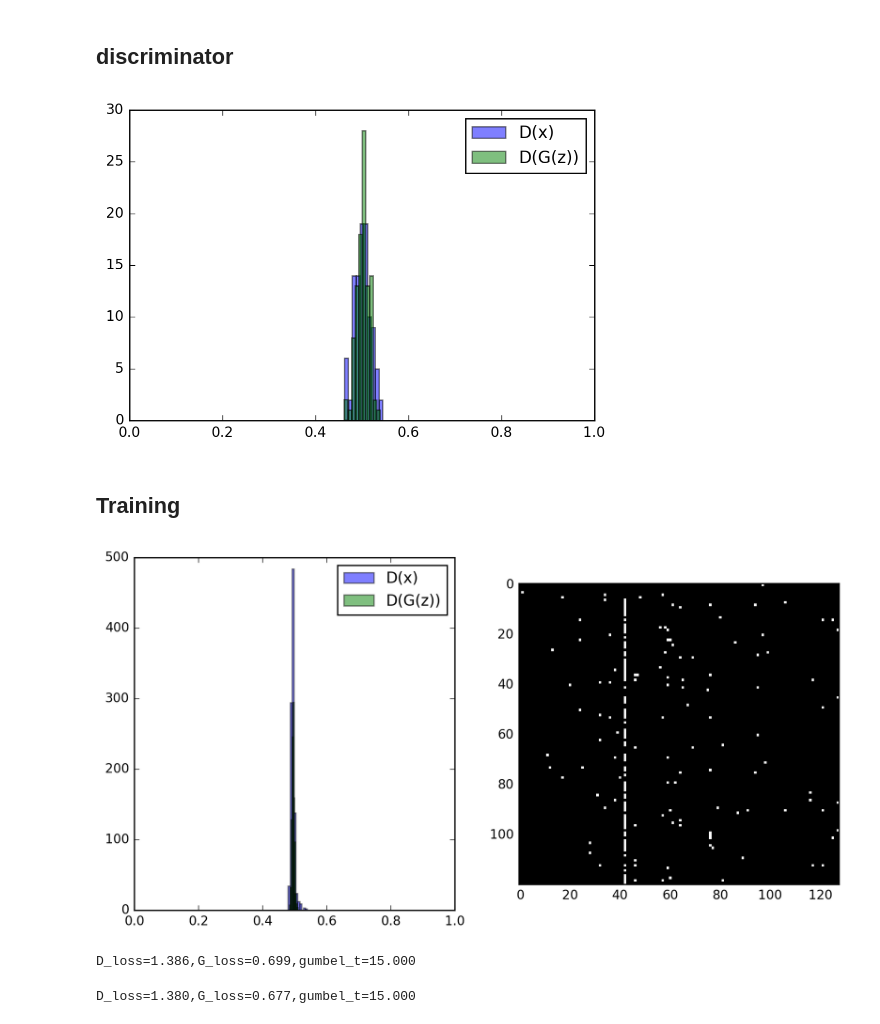
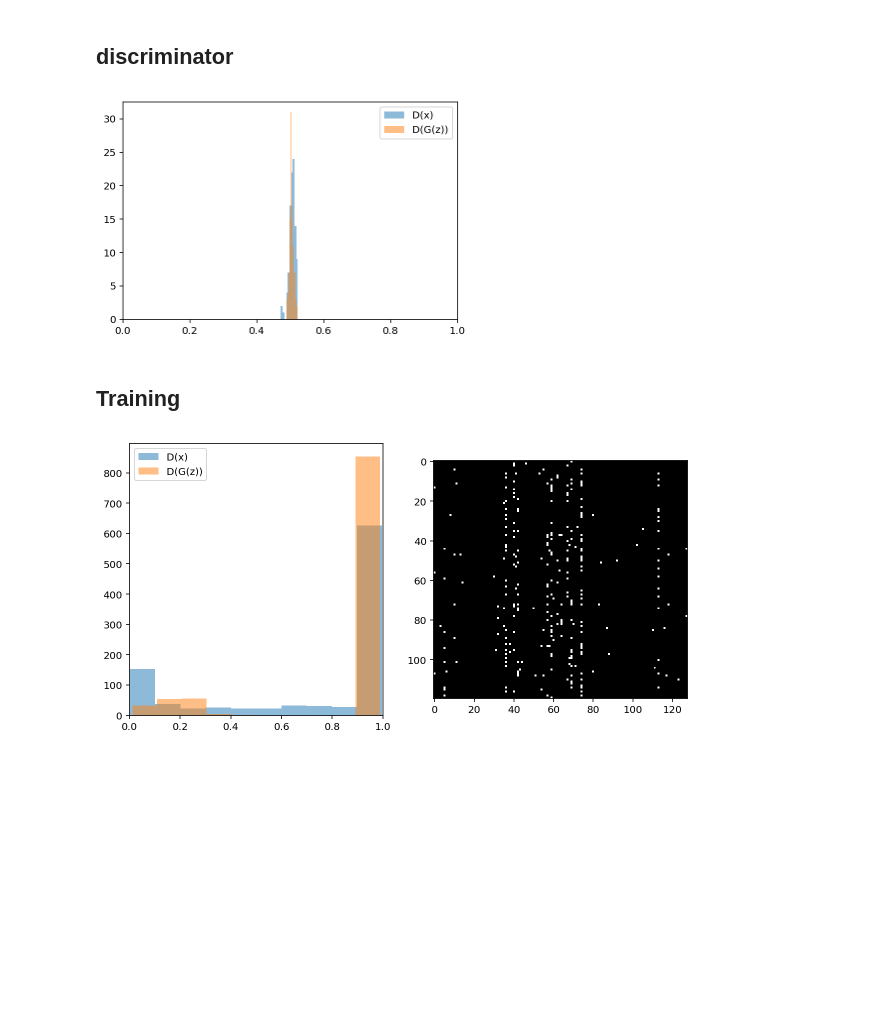
Before and after one commit to TIXFeniks/Hathor, a Jupyter notebook: Network-GAN-Gumbel.ipynb, the cells around one changed output. Drawn from its saved outputs; the diff is of its cells as text; code cells hidden in the pictures; blank space fills up the shorter version.

```diff
--- a/Network-GAN-Gumbel.ipynb
+++ b/Network-GAN-Gumbel.ipynb
@@ -100,8 +111,11 @@ class generator:
     #####NOISE#####
     l_in = InputLayer((None, CODE_SIZE), input_var=inputZ,
                       name='g_input_noise')
-    l_rnn_init = DenseLayer(l_in,NUM_UNITS,nonlinearity=T.tanh,
-                            name = "gru initial state from noize")
+    l_rnn_init_1 = DenseLayer(l_in,NUM_UNITS,nonlinearity=T.tanh,
+                            name = "lstm initial state 1 from noize")
+    l_rnn_init_2 = DenseLayer(l_in,NUM_UNITS,nonlinearity=T.tanh,
+                            name = "lstm initial state 2 from noize")
+
     l_each_tick = DenseLayer(l_in,25,nonlinearity=T.tanh,
                             name = "gru additional input from noize")
 
@@ -112,8 +126,13 @@ class generator:
 
     l_code = InputLayer((None,25))
 
-    l_prev_rnn = InputLayer((None,NUM_UNITS))
-    l_new_rnn = GRUCell(l_prev_rnn,[l_input_emb,l_code])
+    l_prev_rnn_cell = InputLayer((None,NUM_UNITS))
+    l_prev_rnn_hid = InputLayer((None,NUM_UNITS))
+
+    l_new_rnn_cell,l_new_rnn_hid = LSTMCell(l_prev_rnn_cell,l_prev_rnn_hid,[l_input_emb,l_code])
+    l_new_rnn = ConcatLayer([l_new_rnn_cell, l_new_rnn_hid])
+    l_new_rnn = DenseLayer(l_new_rnn, 64,nonlinearity=T.tanh)
+    l_new_rnn = DenseLayer(l_new_rnn, 64,nonlinearity=T.tanh)
 
     next_dur_ = DenseLayer(l_new_rnn,30,nonlinearity=T.nnet.sigmoid)
     next_dur = DenseLayer(next_dur_,1,nonlinearity=T.nnet.softplus)#softplus since durations are positive
@@ -132,10 +151,11 @@ class generator:
 
     feedback_loop = Recurrence(
         state_variables={
-            l_new_rnn:l_prev_rnn,
+            l_new_rnn_cell:l_prev_rnn_cell,
+            l_new_rnn_hid:l_prev_rnn_hid,
             l_gumbel:l_input
         },
-        state_init={l_new_rnn:l_rnn_init},
+        state_init={l_new_rnn_cell:l_rnn_init_1, l_new_rnn_hid:l_rnn_init_2},
         input_nonsequences={l_code:l_each_tick},
         tracked_outputs=[l_gumbel,l_probas,next_dur],
         unroll_scan=False,
@@ -199,7 +219,10 @@ class discriminator:
     lstm_1 = LSTMLayer(lstm_in,NUM_UNITS,
                             nonlinearity=T.tanh,)
 
-    l_logit = DenseLayer(lstm_1,1,nonlinearity=None,num_leading_axes=2) #P(real|x)
+    hid_1 = DenseLayer(lstm_1,64,nonlinearity=T.tanh,num_leading_axes=2)
+    hid_2 = DenseLayer(hid_1,64,nonlinearity=T.tanh,num_leading_axes=2)
+
+    l_logit = DenseLayer(hid_2,1,nonlinearity=None,num_leading_axes=2) #P(real|x)
     l_prob = NonlinearityLayer(l_logit,sigmoid)
 
 
@@ -270,7 +293,7 @@ def sample_probas(bsize):
 # %%
 sample_probas(100)
 # %% [output]
-[figure, old version]
+[figure, new version]
 # %% [markdown]
 ## Training
 # %%
@@ -282,42 +305,41 @@ seq_len.set_value(dataset_generation.SEQ_LEN)
 # %%
 from IPython import display
 from tqdm import tqdm
 from midi_preproc import save_mat2_mid
 
 
 probs = None
 
-n_epochs = 1000
+n_epochs = 3000
 batch_size = 128
 epoch = 0
-for batch in tqdm(dataset_generation.iterate_minibatches(n_epochs, batch_size),total=n_epochs):
+
+tq = tqdm(dataset_generation.iterate_minibatches(n_epochs, batch_size),total=n_epochs)
+for batch in tq:
     notes = batch[:,:-1].astype("float32")
     durations = batch[:,-1].astype("float32").toarray()
-    for i in range(3):
+    for i in range(30):
         d_loss = training.d_train_step(notes,durations.ravel())
-    for i in range(3):
+    for i in range(10):
         g_loss, probs = training.g_train_step(batch_size)
 
 
     gumbel_t.set_value((gumbel_t.get_value()*(1-0.0000)).astype("float32"))
 
-    if epoch %10==0:
+    if epoch %25==0:
         plt.figure(figsize=(10,5))
         display.clear_output(wait=True)
         plt.subplot(1,2,1)
         sample_probas(1000)
         plt.subplot(1,2,2)
         _ress = generator.generate()
         plt.imshow(_ress[:,:-1], aspect=1 ,interpolation="none",cmap="gray")
         plt.show()
         save_mat2_mid(_ress)
-    if epoch%2==0:
-        print 'D_loss=%.3f,G_loss=%.3f,gumbel_t=%.3f'%(d_loss,g_loss,gumbel_t.get_value())
     epoch+=1
+    tq.set_description('D_loss=%.3f,G_loss=%.3f,gumbel_t=%.3f'%(d_loss,g_loss,gumbel_t.get_value()))
 # %% [output]
-[figure, old version]
+[figure, new version]
-D_loss=1.386,G_loss=0.699,gumbel_t=15.000
-D_loss=1.380,G_loss=0.677,gumbel_t=15.000
 # %%
 import pickle as pkl
 # %%
```
Also changed, not shown: parts of 5 cells of this notebook, 8 other files.
